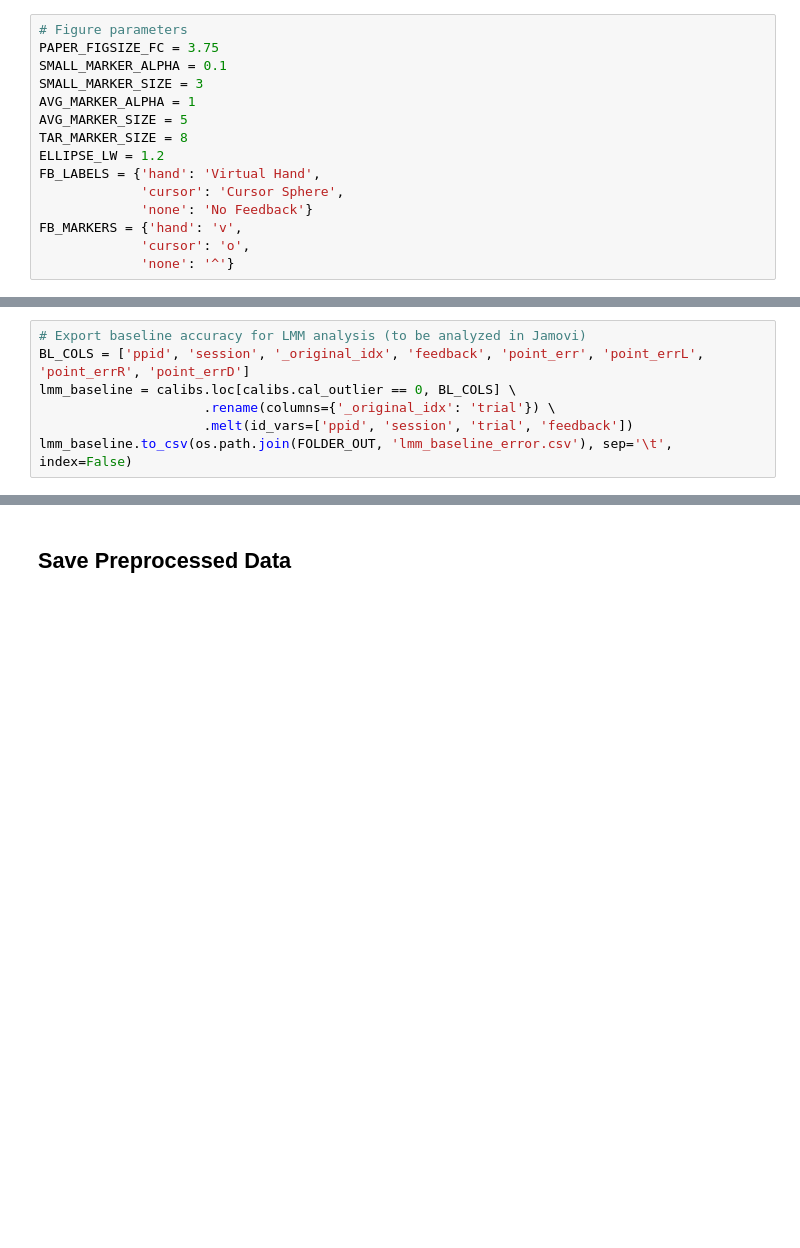
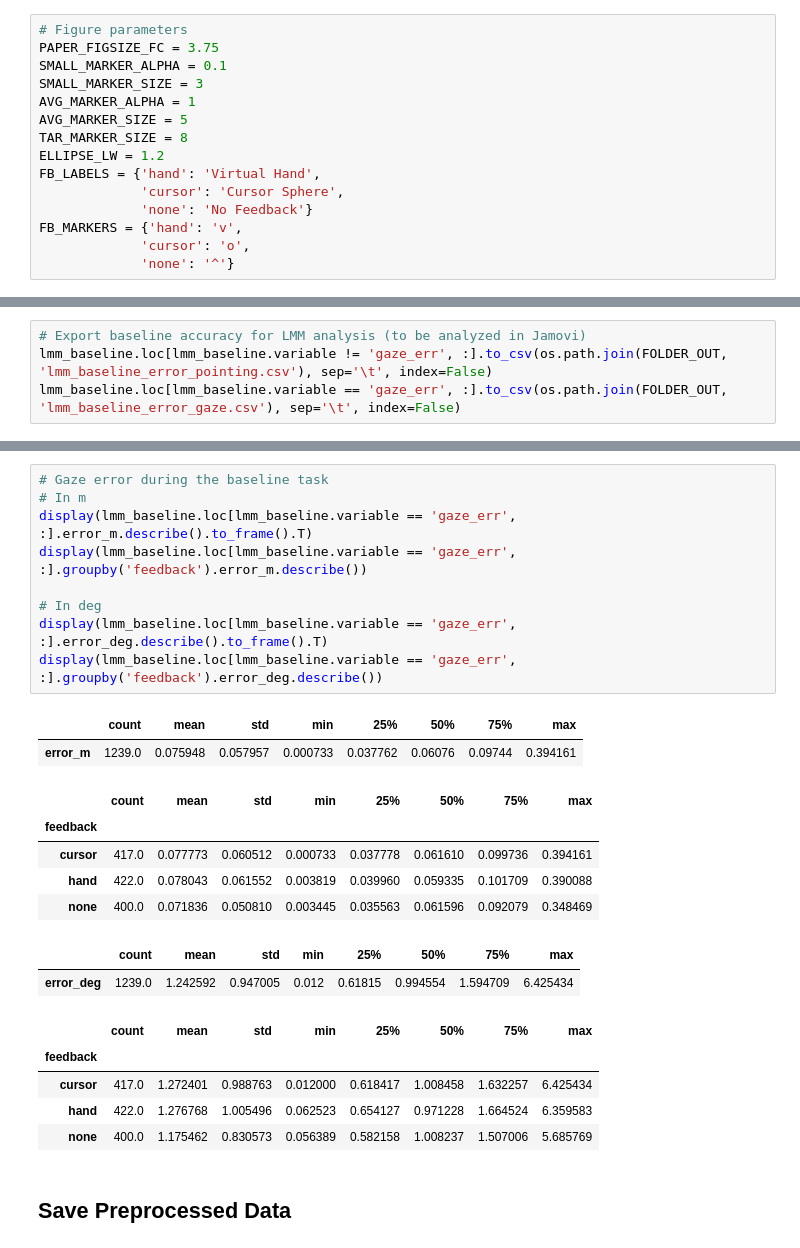
Before and after one commit to ischtz/frontvr2024-vr-pointing, a Jupyter notebook: analysis/1_DataPreprocessing.ipynb, the cells around one changed output, grey strips where cells are left out. Saved outputs shown, nothing was run; the diff lists cells and outputs as text; blank space fills up the shorter version.

```diff
--- a/analysis/1_DataPreprocessing.ipynb
+++ b/analysis/1_DataPreprocessing.ipynb
@@ -503,7 +778,4 @@ plt.savefig(os.path.join(FOLDER_FIG, 'baseline_pointing_error.png'), dpi=150)
 # %%
 # Export baseline accuracy for LMM analysis (to be analyzed in Jamovi)
-BL_COLS = ['ppid', 'session', '_original_idx', 'feedback', 'point_err', 'point_errL', 'point_errR', 'point_errD']
-lmm_baseline = calibs.loc[calibs.cal_outlier == 0, BL_COLS] \
-                     .rename(columns={'_original_idx': 'trial'}) \
-                     .melt(id_vars=['ppid', 'session', 'trial', 'feedback'])
-lmm_baseline.to_csv(os.path.join(FOLDER_OUT, 'lmm_baseline_error.csv'), sep='\t', index=False)
+lmm_baseline.loc[lmm_baseline.variable != 'gaze_err', :].to_csv(os.path.join(FOLDER_OUT, 'lmm_baseline_error_pointing.csv'), sep='\t', index=False)
+lmm_baseline.loc[lmm_baseline.variable == 'gaze_err', :].to_csv(os.path.join(FOLDER_OUT, 'lmm_baseline_error_gaze.csv'), sep='\t', index=False)
@@ -510,3 +791,27 @@ lmm_baseline.to_csv(os.path.join(FOLDER_OUT, 'lmm_baseline_error.csv'), sep='\t'
+# %%
+# Gaze error during the baseline task
+# In m
+display(lmm_baseline.loc[lmm_baseline.variable == 'gaze_err', :].error_m.describe().to_frame().T)
+display(lmm_baseline.loc[lmm_baseline.variable == 'gaze_err', :].groupby('feedback').error_m.describe())
+
+# In deg
+display(lmm_baseline.loc[lmm_baseline.variable == 'gaze_err', :].error_deg.describe().to_frame().T)
+display(lmm_baseline.loc[lmm_baseline.variable == 'gaze_err', :].groupby('feedback').error_deg.describe())
+# %% [output]
+|  | count | mean | std | min | 25% | 50% | 75% | max |
+| error_m | 1239.0 | 0.075948 | 0.057957 | 0.000733 | 0.037762 | 0.06076 | 0.09744 | 0.394161 |
+|  | count | mean | std | min | 25% | 50% | 75% | max |
+| feedback |  |  |  |  |  |  |  |  |
+| cursor | 417.0 | 0.077773 | 0.060512 | 0.000733 | 0.037778 | 0.061610 | 0.099736 | 0.394161 |
+| hand | 422.0 | 0.078043 | 0.061552 | 0.003819 | 0.039960 | 0.059335 | 0.101709 | 0.390088 |
+| none | 400.0 | 0.071836 | 0.050810 | 0.003445 | 0.035563 | 0.061596 | 0.092079 | 0.348469 |
+|  | count | mean | std | min | 25% | 50% | 75% | max |
+| error_deg | 1239.0 | 1.242592 | 0.947005 | 0.012 | 0.61815 | 0.994554 | 1.594709 | 6.425434 |
+|  | count | mean | std | min | 25% | 50% | 75% | max |
+| feedback |  |  |  |  |  |  |  |  |
+| cursor | 417.0 | 1.272401 | 0.988763 | 0.012000 | 0.618417 | 1.008458 | 1.632257 | 6.425434 |
+| hand | 422.0 | 1.276768 | 1.005496 | 0.062523 | 0.654127 | 0.971228 | 1.664524 | 6.359583 |
+| none | 400.0 | 1.175462 | 0.830573 | 0.056389 | 0.582158 | 1.008237 | 1.507006 | 5.685769 |
 # %% [markdown]
 ## Save Preprocessed Data
 # %%
```
Also changed, not shown: parts of 15 cells of this notebook, 3 other files.
